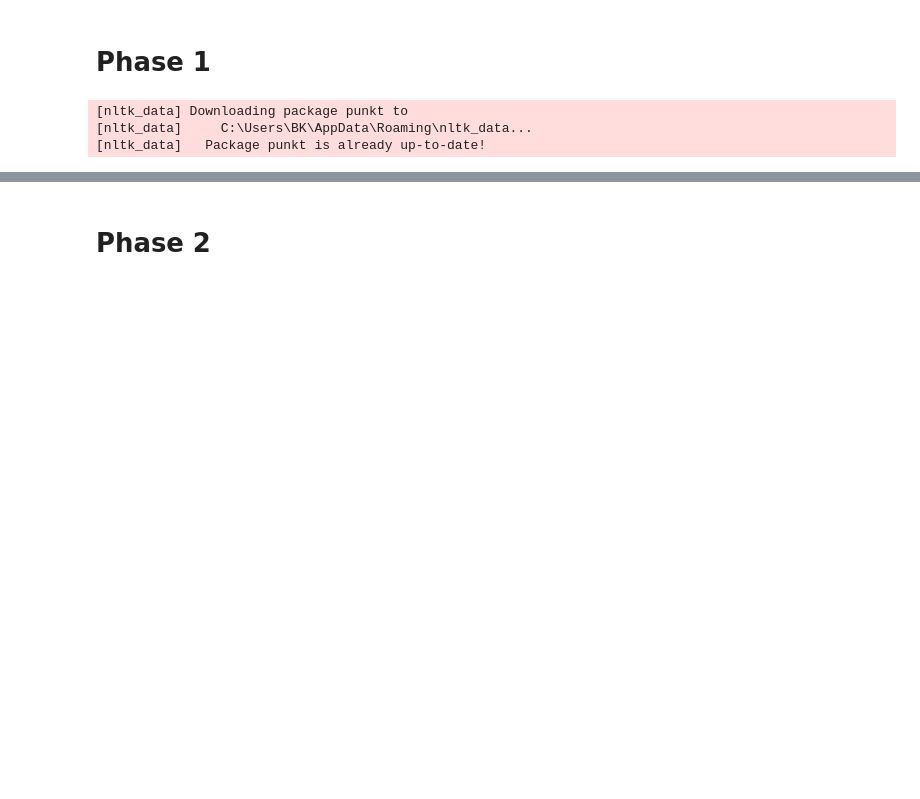
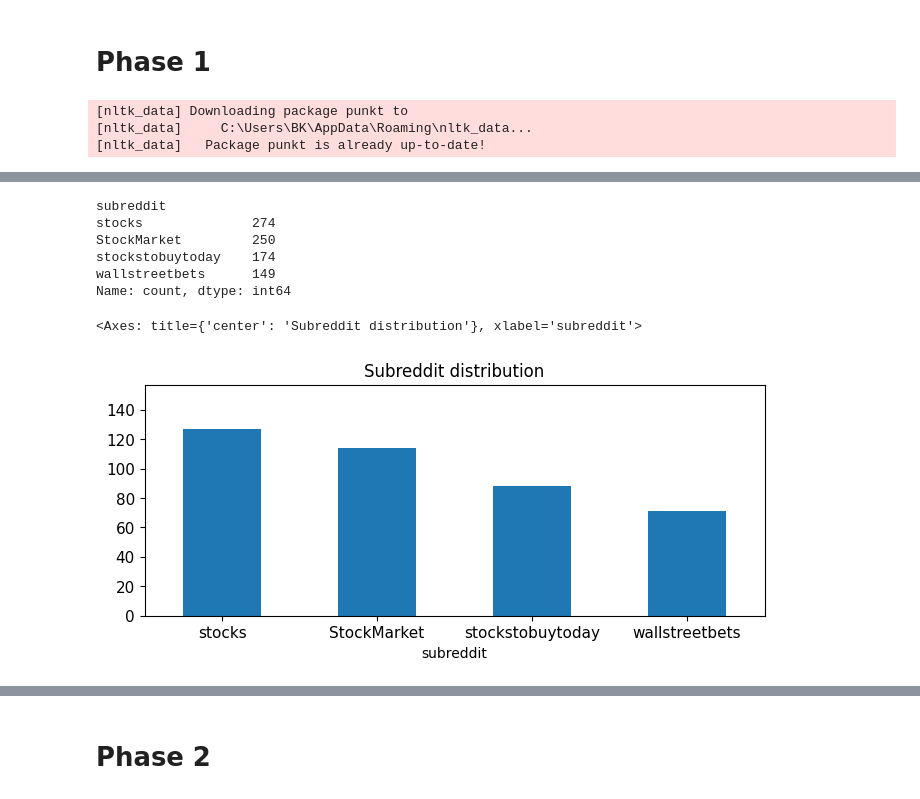
Before and after one commit to bryankb10/DM2025-Lab1-Exercise, a Jupyter notebook: DM2025-Lab1-Homework.ipynb, the cells around one changed output, grey strips where cells are left out. Cells and saved outputs as stored; diff of their text form; code cells hidden in the pictures; blank space fills up the shorter version.

```diff
--- a/DM2025-Lab1-Homework.ipynb
+++ b/DM2025-Lab1-Homework.ipynb
@@ -80,0 +214,2 @@ import umap
+# %%
+df_sample = df.sample(n=400, random_state=42) #random state
@@ -80,0 +273,18 @@ import umap
+# %%
+print(df.subreddit.value_counts())
+
+# plot barchart for X
+df_sample['subreddit'].value_counts().plot(kind = 'bar',
+                                title = 'Subreddit distribution',
+                                # the y limit is based on the highest count of df subreddit plus the offset
+                                ylim = [0, df_sample.subreddit.value_counts().max()+30],
+                                rot = 0, fontsize = 11, figsize = (8,3))
+# %% [output]
+subreddit
+stocks              274
+StockMarket         250
+stockstobuytoday    174
+wallstreetbets      149
+Name: count, dtype: int64
+<Axes: title={'center': 'Subreddit distribution'}, xlabel='subreddit'>
+[figure, added]
```
Also changed, not shown: parts of 48 cells of this notebook, 2 other files.
